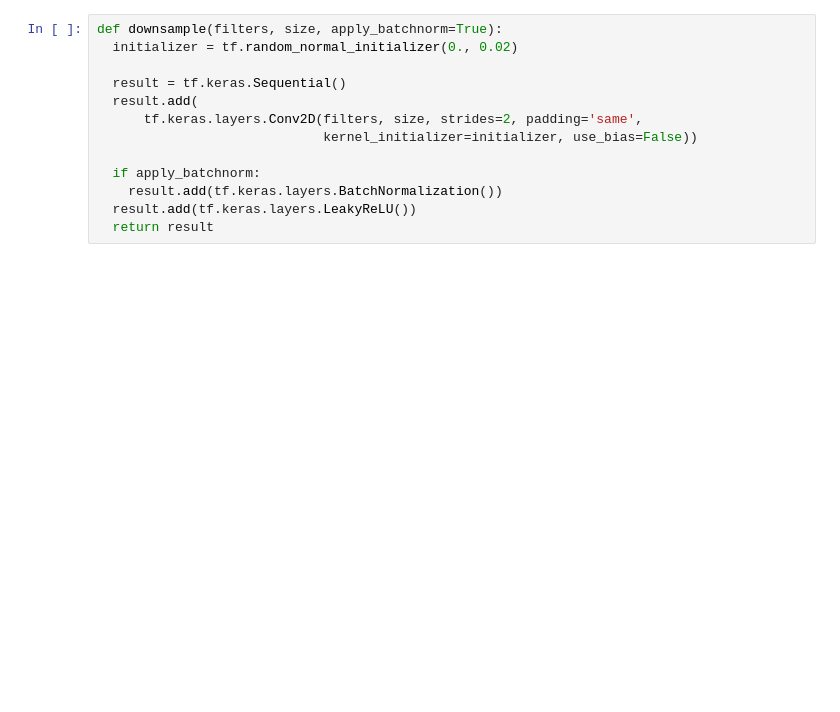
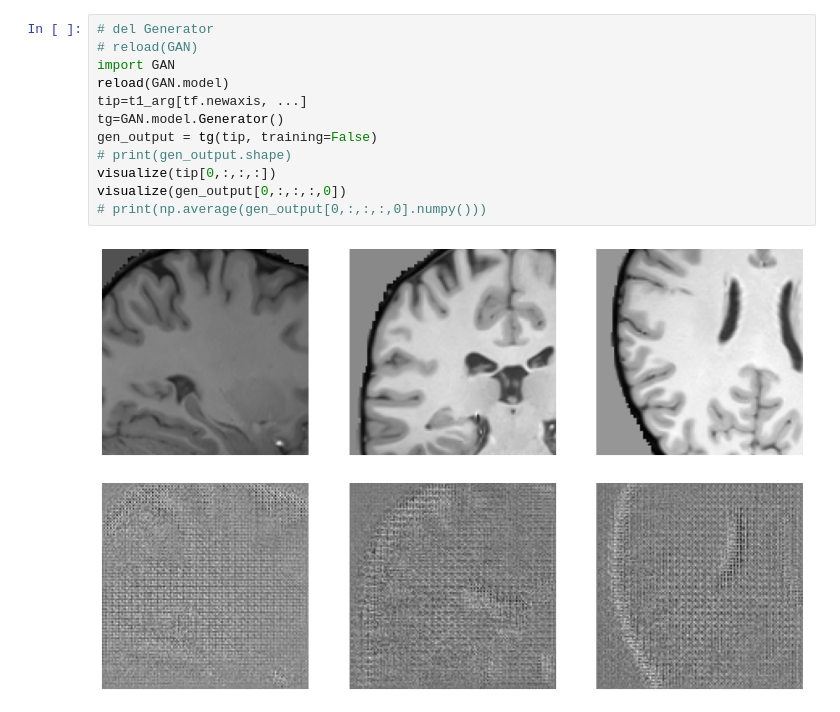
Before and after one commit to CH2-Carbene/AD_GAN, a Jupyter notebook: train_GAN.ipynb, the cells around one changed output. Cells and saved outputs as stored; diff of their text form; blank space fills up the shorter version.

```diff
--- a/train_GAN.ipynb
+++ b/train_GAN.ipynb
@@ -95,13 +100,15 @@ test_dataset = test_dataset.batch(BATCH_SIZE)
-# %%
-def downsample(filters, size, apply_batchnorm=True):
-  initializer = tf.random_normal_initializer(0., 0.02)
-
-  result = tf.keras.Sequential()
-  result.add(
-      tf.keras.layers.Conv2D(filters, size, strides=2, padding='same',
-                             kernel_initializer=initializer, use_bias=False))
-
-  if apply_batchnorm:
-    result.add(tf.keras.layers.BatchNormalization())
-  result.add(tf.keras.layers.LeakyReLU())
-  return result
+# %%
+# del Generator
+# reload(GAN)
+import GAN
+reload(GAN.model)
+tip=t1_arg[tf.newaxis, ...]
+tg=GAN.model.Generator()
+gen_output = tg(tip, training=False)
+# print(gen_output.shape)
+visualize(tip[0,:,:,:])
+visualize(gen_output[0,:,:,:,0])
+# print(np.average(gen_output[0,:,:,:,0].numpy()))
+# %% [output]
+[figure, added]
+[figure, added]
```
Also changed, not shown: parts of 20 cells of this notebook, 9 other files.
